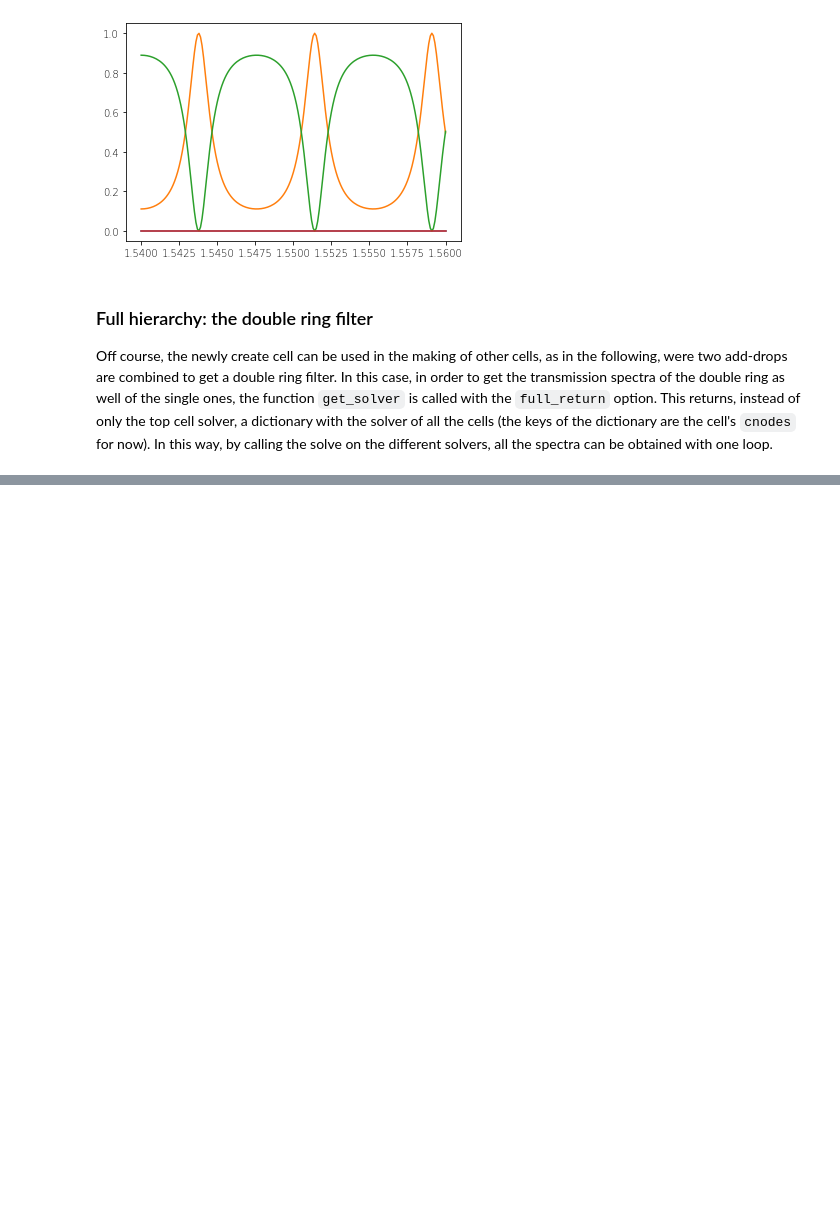
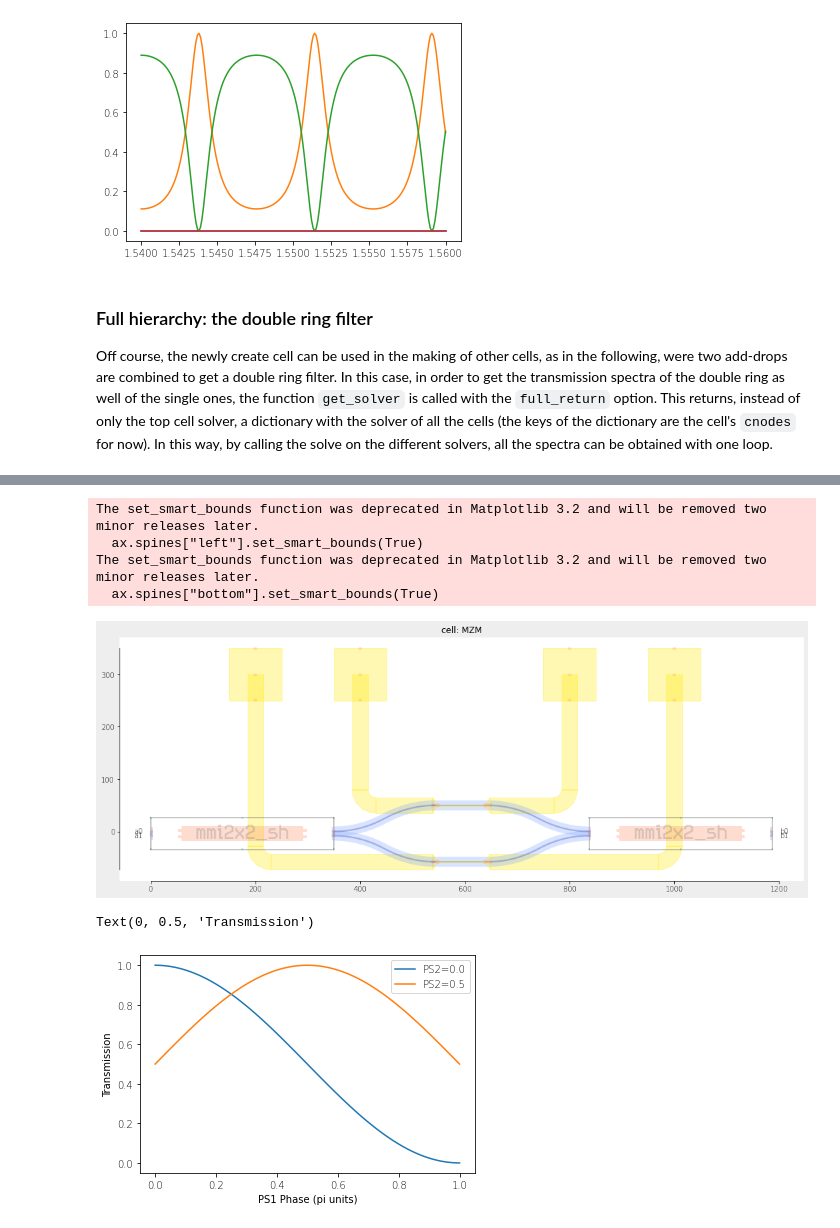
Before and after one commit to mpasson/lekkersim, a Jupyter notebook: jupiter/Nazca Integration.ipynb, the cells around one changed output, grey strips where cells are left out. Drawn from its saved outputs; the diff is of its cells as text; code cells hidden in the pictures; blank space fills up the shorter version.

```diff
--- a/jupiter/Nazca Integration.ipynb
+++ b/jupiter/Nazca Integration.ipynb
@@ -197,0 +278,49 @@ Free pins of solver:       Solver of Double_Filter (id=139629724970176))
+# %%
+with nd.Cell(name='MZM') as MZM_bal:
+    m1=MMI.put()
+    demo.shallow.sbend(offset=50.0).put()
+    ps=PS.put(param_mapping={'PS': 'PS1'})
+    demo.shallow.sbend(offset=-50.0).put()
+    m2=MMI.put()
+    demo.shallow.sbend(offset=-50.0).put(m1.pin['b1'])
+    ps2=PS.put(param_mapping={'PS': 'PS2'})
+    demo.shallow.sbend(offset=50.0).put()
+
+    DCp.put(400.0,300.0,180.0)
+    demo.metaldc.strt_bend_strt_p2p(ps.pin['c0']).put()
+    DCp.put(800.0,300.0,180.0)
+    demo.metaldc.strt_bend_strt_p2p(ps.pin['c1']).put()
+
+    DCp.put(200.0,300.0,180.0)
+    demo.metaldc.strt_bend_strt_p2p(ps2.pin['c0']).put()
+    DCp.put(1000.0,300.0,180.0)
+    demo.metaldc.strt_bend_strt_p2p(ps2.pin['c1']).put()
+
+
+    nd.Pin('a0').put(m1.pin['a0'])
+    nd.Pin('a1').put(m1.pin['a1'])
+    nd.Pin('b0').put(m2.pin['b0'])
+    nd.Pin('b1').put(m2.pin['b1'])
+
+nd.export_plt(topcells=MZM_bal)
+
+sol=nd.get_solver(MZM_bal)
+
+
+psl=np.linspace(0.0,1.0,101)
+T1=[sol.solve(wl=1.55,PS1=ps).get_T('a0','b0') for ps in psl]
+T2=[sol.solve(wl=1.55,PS1=ps,PS2=0.5).get_T('a0','b0') for ps in psl]
+
+plt.plot(psl,T1, label='PS2=0.0')
+plt.plot(psl,T2, label='PS2=0.5')
+plt.legend()
+plt.xlabel('PS1 Phase (pi units)')
+plt.ylabel('Transmission')
+# %% [output]
+The set_smart_bounds function was deprecated in Matplotlib 3.2 and will be removed two minor releases later.
+  ax.spines["left"].set_smart_bounds(True)
+The set_smart_bounds function was deprecated in Matplotlib 3.2 and will be removed two minor releases later.
+  ax.spines["bottom"].set_smart_bounds(True)
+[figure, added]
+Text(0, 0.5, 'Transmission')
+[figure, added]
```
Also changed, not shown: parts of 9 cells of this notebook, 2 other files.
